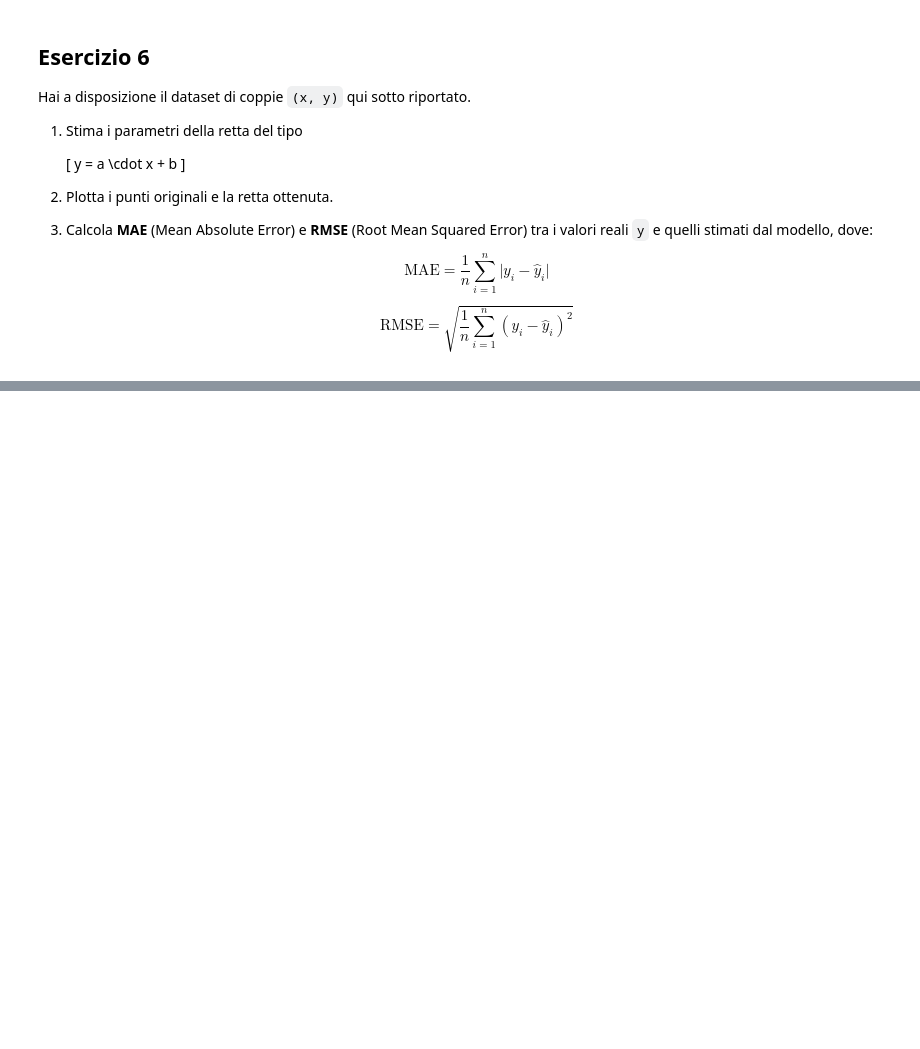
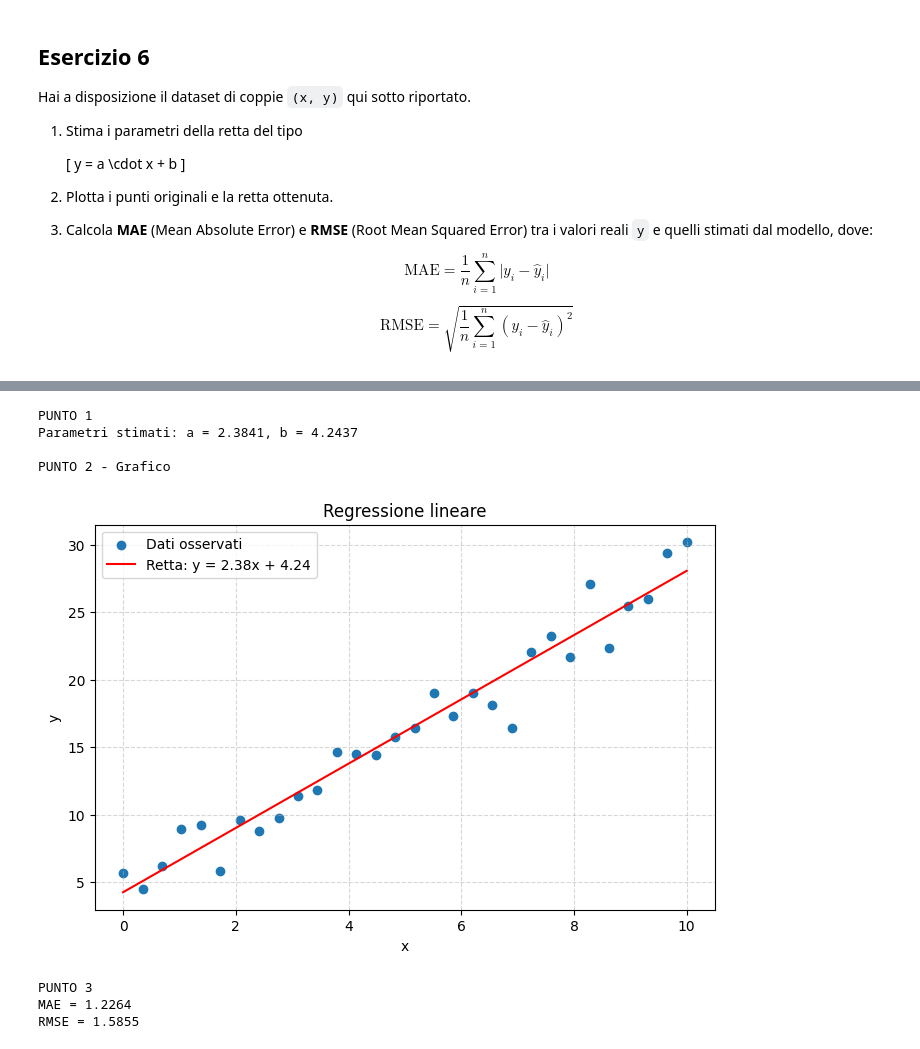
Before and after one commit to s266112/Programming_Lab-2_PY-, a Jupyter notebook: 2026/Esame anni passati/Appello 4 (Sess INV) 11-9-25/esame_09_11.ipynb, the cells around one changed output, grey strips where cells are left out. Drawn from its saved outputs; the diff is of its cells as text; code cells hidden in the pictures; blank space fills up the shorter version.

```diff
--- a/2026/Esame anni passati/Appello 4 (Sess INV) 11-9-25/esame_09_11.ipynb
+++ b/2026/Esame anni passati/Appello 4 (Sess INV) 11-9-25/esame_09_11.ipynb
@@ -123,0 +478,50 @@ Hai a disposizione il dataset di coppie `(x, y)` qui sotto riportato.
+# %%
+import numpy as np
+import matplotlib.pyplot as plt
+from scipy.optimize import curve_fit
+from sklearn.metrics import mean_absolute_error, mean_squared_error
+
+# 1. Creo i dati e stimo i parametri
+np.random.seed(0)
+x = np.linspace(0, 10, 30)
+y = 2.5 * x + 3 + np.random.normal(0, 1.5, 30)   # y = 2.5x + 3 + rumore
+
+def modello_lineare(x, a, b):
+    return a * x + b
+
+popt, pcov = curve_fit(modello_lineare, x, y)
+a, b = popt
+print("PUNTO 1")
+print(f"Parametri stimati: a = {a:.4f}, b = {b:.4f}")
+
+
+# 2. Grafico punti e retta
+print("\nPUNTO 2 - Grafico")
+y_pred = modello_lineare(x, a, b)
+
+plt.figure(figsize=(8,5))
+plt.scatter(x, y, label='Dati osservati')
+plt.plot(x, y_pred, 'r-', label=f'Retta: y = {a:.2f}x + {b:.2f}')
+plt.xlabel('x')
+plt.ylabel('y')
+plt.title('Regressione lineare')
+plt.legend()
+plt.grid(True, linestyle='--', alpha=0.5)
+plt.show()
+
+
+# 3.  MAE e RMSE
+mae = mean_absolute_error(y, y_pred)
+rmse = np.sqrt(mean_squared_error(y, y_pred))
+print("\nPUNTO 3")
+print(f"MAE = {mae:.4f}")
+print(f"RMSE = {rmse:.4f}")
+# %% [output]
+PUNTO 1
+Parametri stimati: a = 2.3841, b = 4.2437
+
+PUNTO 2 - Grafico
+[figure, added]
+PUNTO 3
+MAE = 1.2264
+RMSE = 1.5855
```
Also changed, not shown: parts of 11 cells of this notebook.
